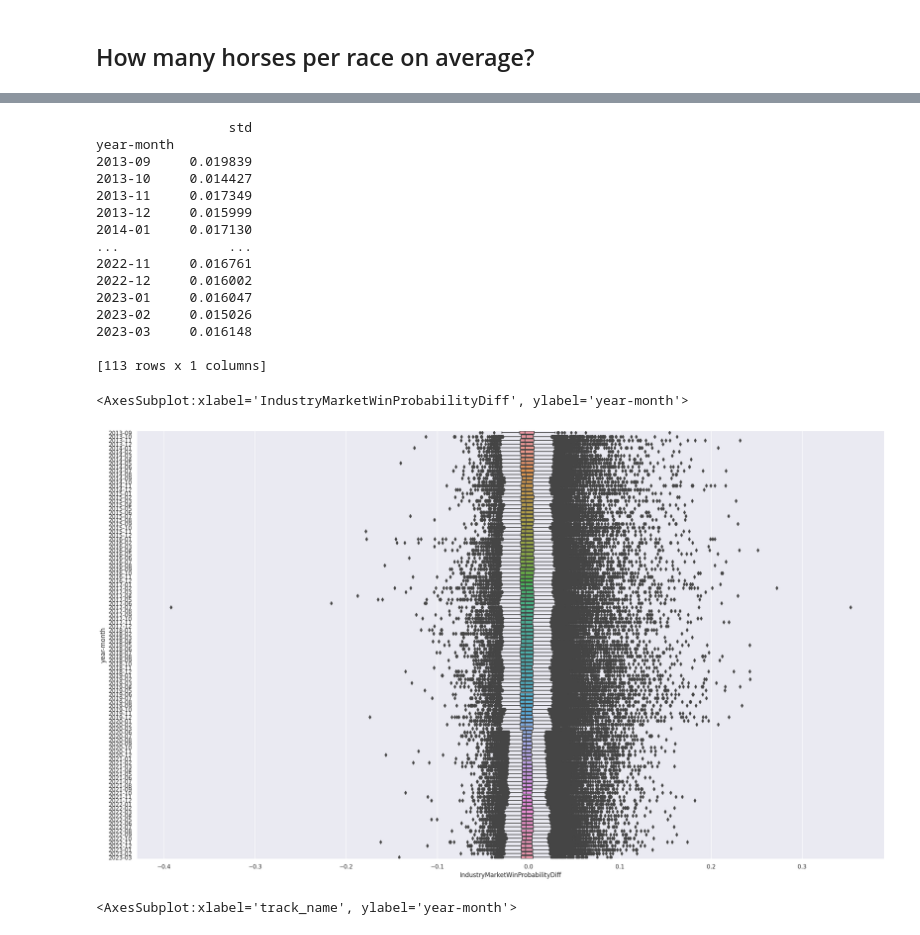
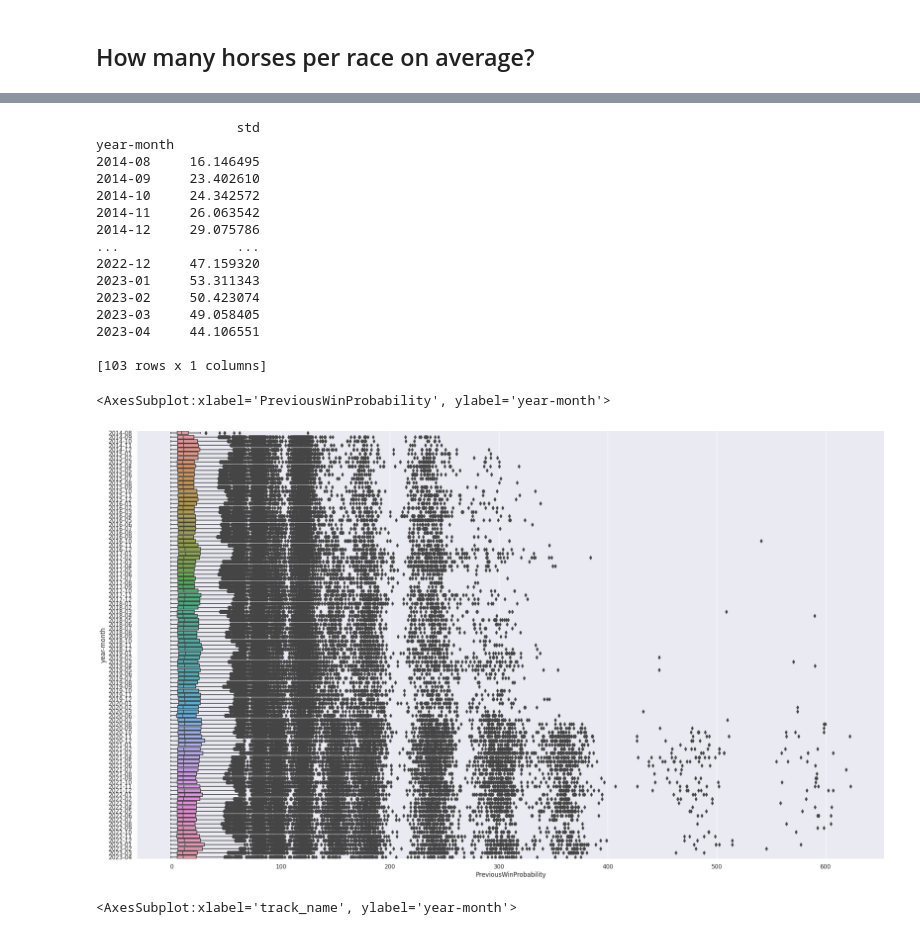
Before and after one commit to Dateb/WageringSystem, a Jupyter notebook: notebooks/EDA.ipynb, the cells around one changed output, grey strips where cells are left out. Cells and saved outputs as stored; diff of their text form; code cells hidden in the pictures.

```diff
--- a/notebooks/EDA.ipynb
+++ b/notebooks/EDA.ipynb
@@ -40,36 +36,36 @@ races_df[races_df["race_id"] == 5579141][['ComingFromLayoff']]
 # %%
-COLUMN_NAME = "IndustryMarketWinProbabilityDiff"
+COLUMN_NAME = "PreviousWinProbability"
 TIME_INTERVAL = "year-month"
 
 races_df["year-month"] = races_df["date_time"].astype(str).str[:7]
 races_df["date"] = pd.to_datetime(races_df["date_time"], format='%Y-%m-%d')
 races_df["dayofweek"] = races_df["date"].dt.dayofweek.astype(str)
 races_df["hour"] = races_df["date"].dt.hour.astype(str)
 races_df["minute"] = races_df["date"].dt.minute.astype(str)
 races_df["month"] = races_df["date"].dt.month.astype(str)
 
 print(races_df.groupby([TIME_INTERVAL]).agg(std=(COLUMN_NAME, "std")))
 
 sns.set(rc={'figure.figsize':(26,15)})
 sns.boxplot(data=races_df, x=COLUMN_NAME, y=TIME_INTERVAL)
 # %% [output]
-                 std
+                  std
 year-month
-2013-09     0.019839
-2013-10     0.014427
-2013-11     0.017349
-2013-12     0.015999
-2014-01     0.017130
-...              ...
-2022-11     0.016761
-2022-12     0.016002
-2023-01     0.016047
-2023-02     0.015026
-2023-03     0.016148
+2014-08     16.146495
+2014-09     23.402610
+2014-10     24.342572
+2014-11     26.063542
+2014-12     29.075786
+...               ...
+2022-12     47.159320
+2023-01     53.311343
+2023-02     50.423074
+2023-03     49.058405
+2023-04     44.106551
 
-[113 rows x 1 columns]
+[103 rows x 1 columns]
-<AxesSubplot:xlabel='IndustryMarketWinProbabilityDiff', ylabel='year-month'>
+<AxesSubplot:xlabel='PreviousWinProbability', ylabel='year-month'>
-[figure, old version]
+[figure, new version]
 # %%
 races_df["track_name"] = races_df["race_name"].astype(str).str[:-2]
 
```
Also changed, not shown: parts of 3 cells of this notebook, 12 other files.
